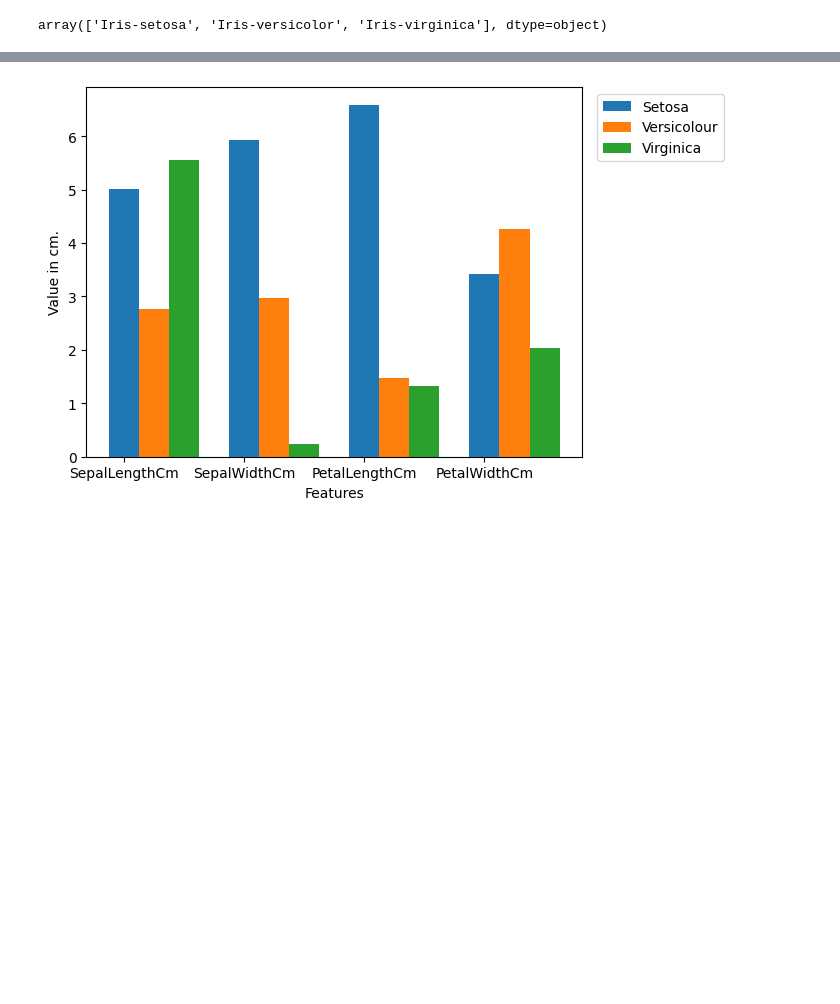
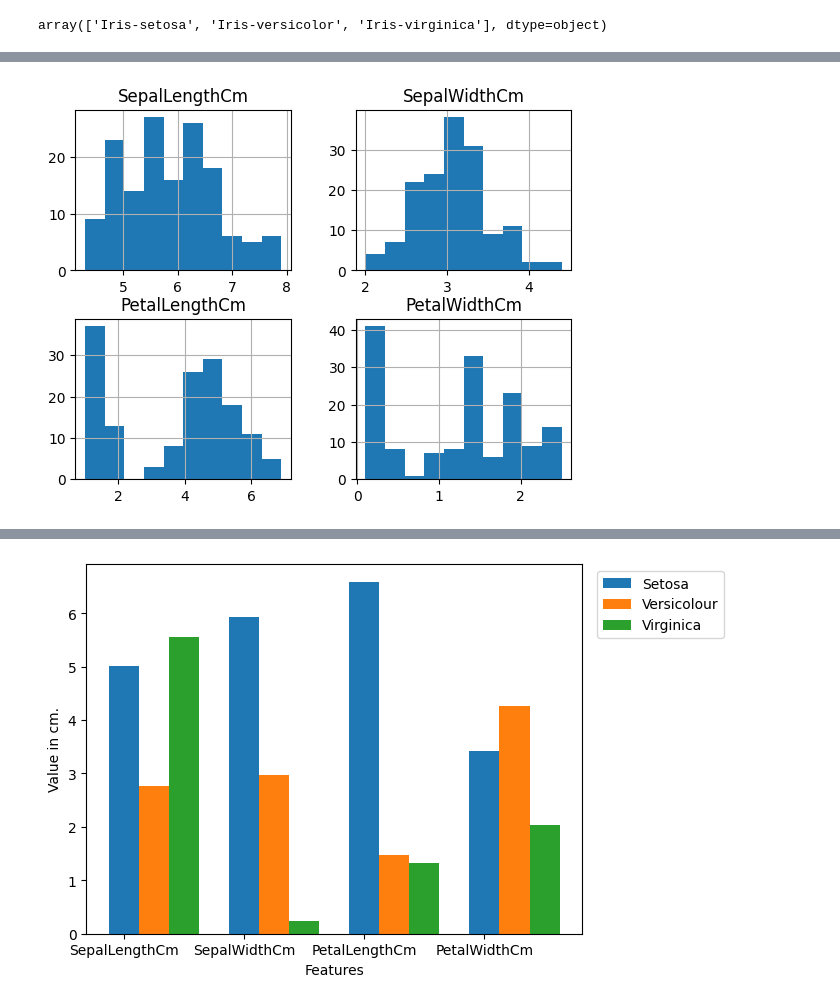
Before and after one commit to SrijanChakraborty/Iris-Classification, a Jupyter notebook: iris classification.ipynb, the cells around one changed output, grey strips where cells are left out. Drawn from its saved outputs; the diff is of its cells as text; code cells hidden in the pictures; blank space fills up the shorter version.

```diff
--- a/iris classification.ipynb
+++ b/iris classification.ipynb
@@ -126,0 +132,6 @@ array(['Iris-setosa', 'Iris-versicolor', 'Iris-virginica'], dtype=object)
+# %%
+# histograms using pandas plot
+df.hist()
+plt.show()
+# %% [output]
+[figure, added]
```
Also changed, not shown: parts of 32 cells of this notebook, 21 other files.
